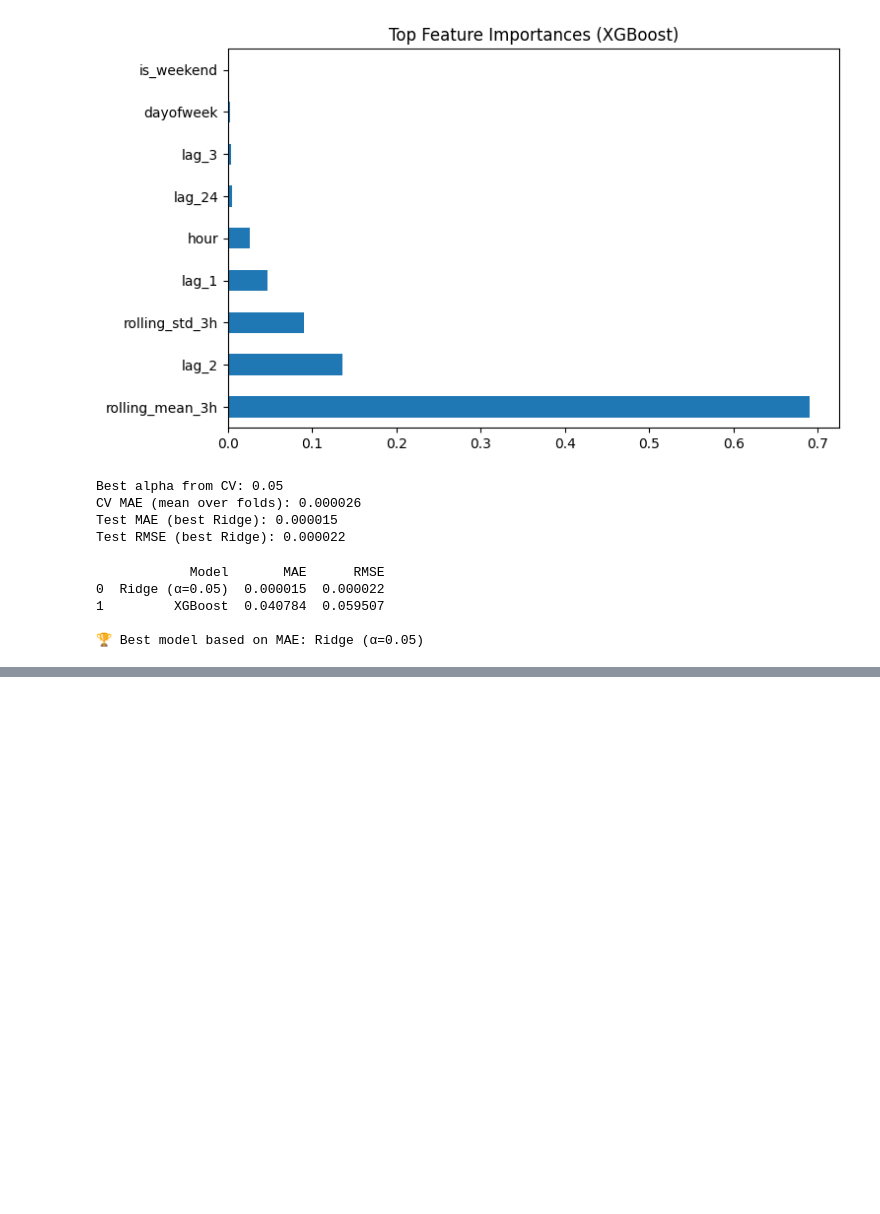
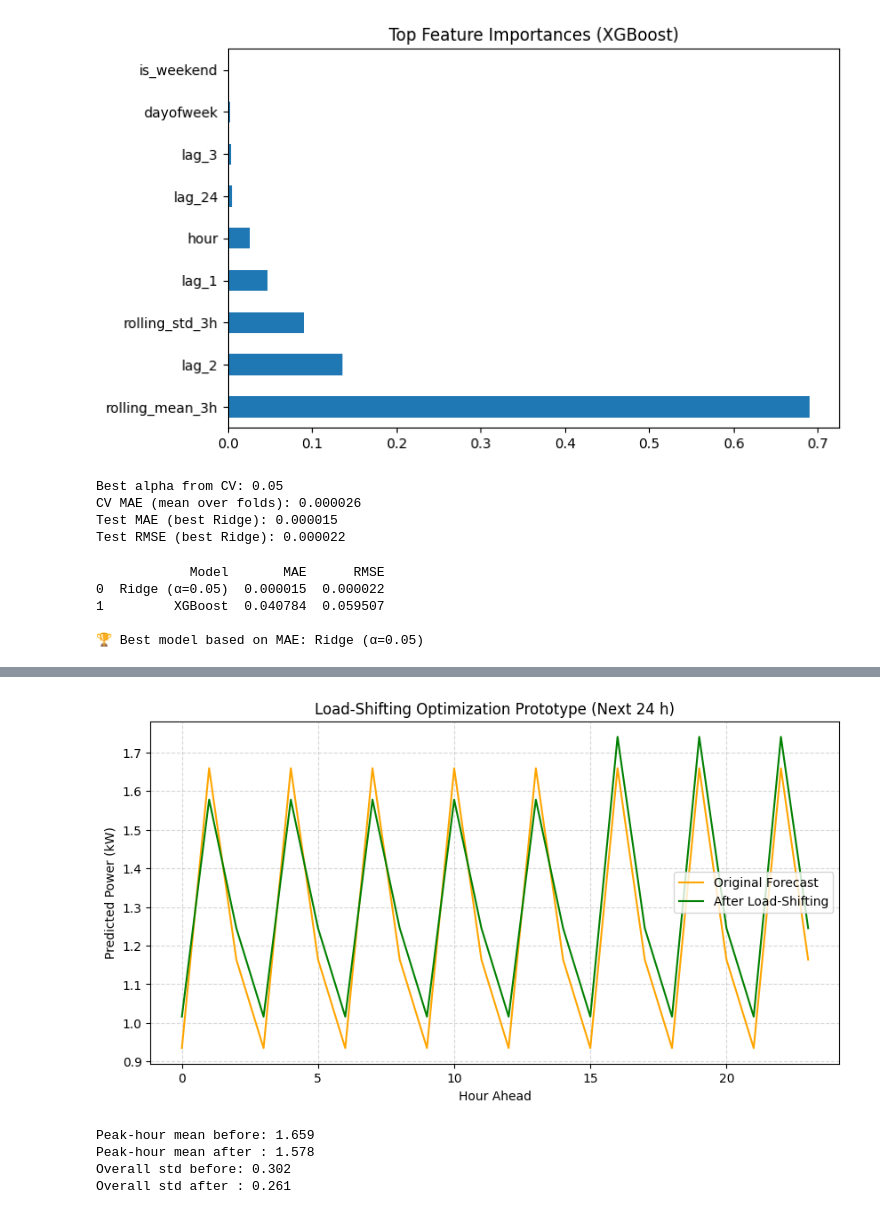
Before and after one commit to yashraj2310/Smart-energy-Forecast, a Jupyter notebook: endsem-project.ipynb, the cells around one changed output, grey strips where cells are left out. Saved outputs shown, nothing was run; the diff lists cells and outputs as text; code cells hidden in the pictures; blank space fills up the shorter version.

Commit message:
Kaggle Notebook | EndSem Project  | Version 8

```diff
--- a/endsem-project.ipynb
+++ b/endsem-project.ipynb
@@ -483,0 +534,39 @@ print(f"\n🏆 Best model based on MAE: {best_model_name}")
+# %%
+import numpy as np
+import matplotlib.pyplot as plt
+
+# Convert to numpy array
+forecast = np.array(forecast_values)
+
+# Step 1: Identify high-load (peak) hours
+threshold = np.percentile(forecast, 80)   # top 20 % consumption = peak hours
+peak_hours = np.where(forecast >= threshold)[0]
+
+# Step 2: Create an “optimized” version where we shift 20 % of that load
+optimized_forecast = forecast.copy()
+load_shift = 0.2 * (forecast[peak_hours] - np.mean(forecast))
+optimized_forecast[peak_hours] -= load_shift
+optimized_forecast[np.setdiff1d(np.arange(24), peak_hours)] += load_shift.mean()
+
+# Step 3: Visualize before vs after
+plt.figure(figsize=(10,5))
+plt.plot(forecast, label='Original Forecast', color='orange')
+plt.plot(optimized_forecast, label='After Load-Shifting', color='green')
+plt.title('Load-Shifting Optimization Prototype (Next 24 h)')
+plt.xlabel('Hour Ahead')
+plt.ylabel('Predicted Power (kW)')
+plt.legend()
+plt.grid(True, linestyle='--', alpha=0.5)
+plt.show()
+
+# Optional: simple metrics
+print(f"Peak-hour mean before: {forecast[peak_hours].mean():.3f}")
+print(f"Peak-hour mean after : {optimized_forecast[peak_hours].mean():.3f}")
+print(f"Overall std before: {forecast.std():.3f}")
+print(f"Overall std after : {optimized_forecast.std():.3f}")
+# %% [output]
+[figure, added]
+Peak-hour mean before: 1.659
+Peak-hour mean after : 1.578
+Overall std before: 0.302
+Overall std after : 0.261
```
Also changed, not shown: parts of 2 cells of this notebook.
